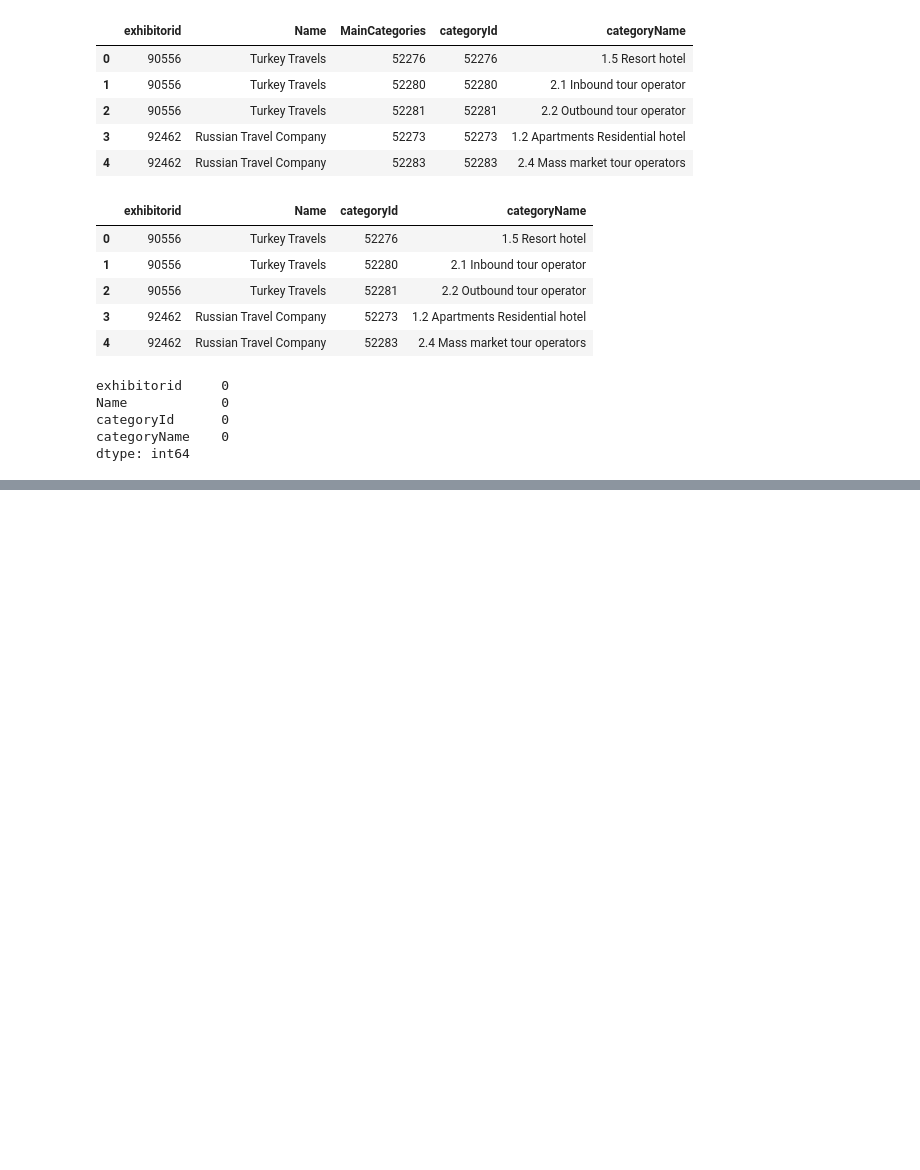
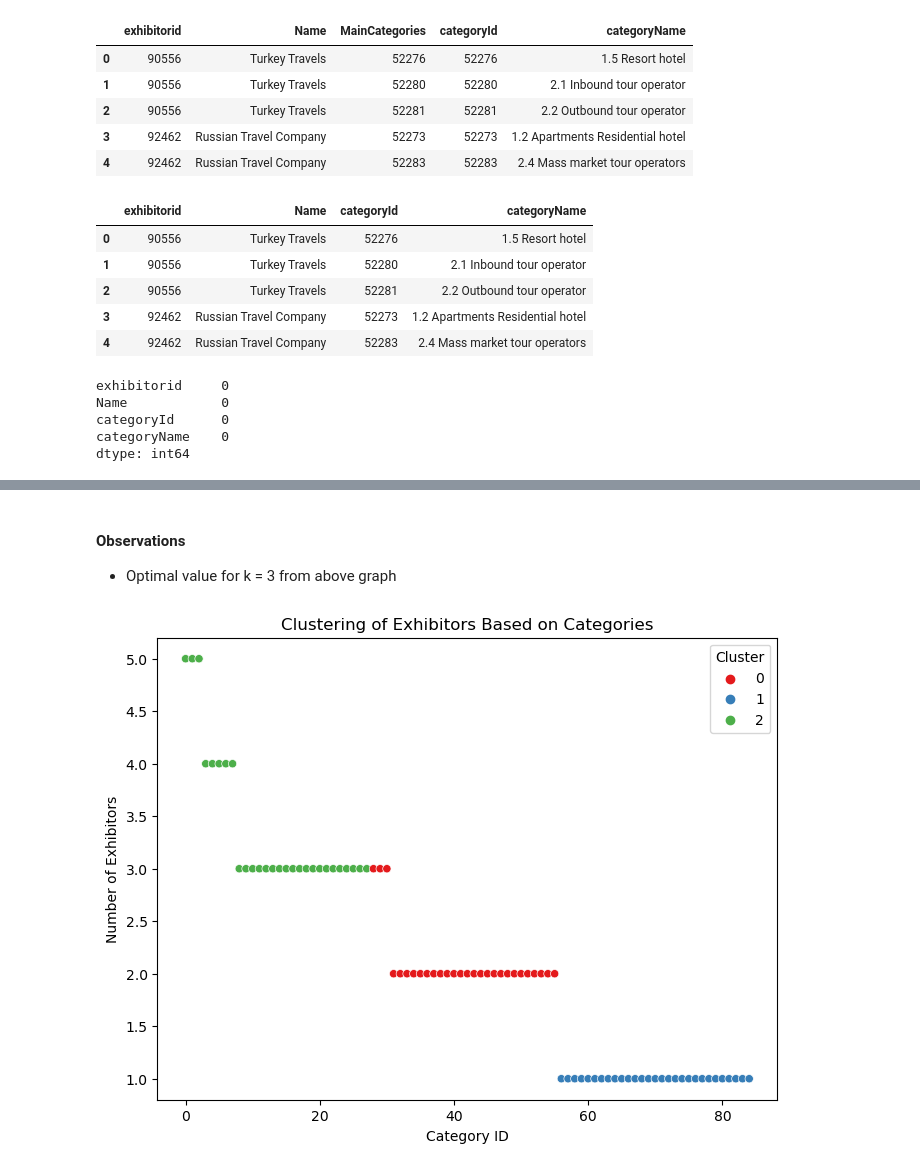
Before and after one commit to piyushnishantedu/ITE-data-sciene-assignment, a Jupyter notebook: code/exhibitors_profile_analysis.ipynb, the cells around one changed output, grey strips where cells are left out. Cells and saved outputs as stored; diff of their text form; code cells hidden in the pictures; blank space fills up the shorter version.

```diff
--- a/code/exhibitors_profile_analysis.ipynb
+++ b/code/exhibitors_profile_analysis.ipynb
@@ -141,0 +278,16 @@ dtype: int64
+# %% [markdown]
+#### Observations
+- Optimal value for k = 3 from above graph
+# %%
+model = KMeans(n_clusters=3, random_state=42)
+category_counts["Cluster"] = model.fit_predict(category_counts[["categoryId", "exhibitorCount"]])
+
+# Visualizing Clusters
+plt.figure(figsize=(8,6))
+sns.scatterplot(x=category_counts["categoryId"], y=category_counts["exhibitorCount"], hue=category_counts["Cluster"], palette="Set1")
+plt.xlabel("Category ID")
+plt.ylabel("Number of Exhibitors")
+plt.title("Clustering of Exhibitors Based on Categories")
+plt.show()
+# %% [output]
+[figure, added]
```
Also changed, not shown: parts of 17 cells of this notebook, 3 other files.
